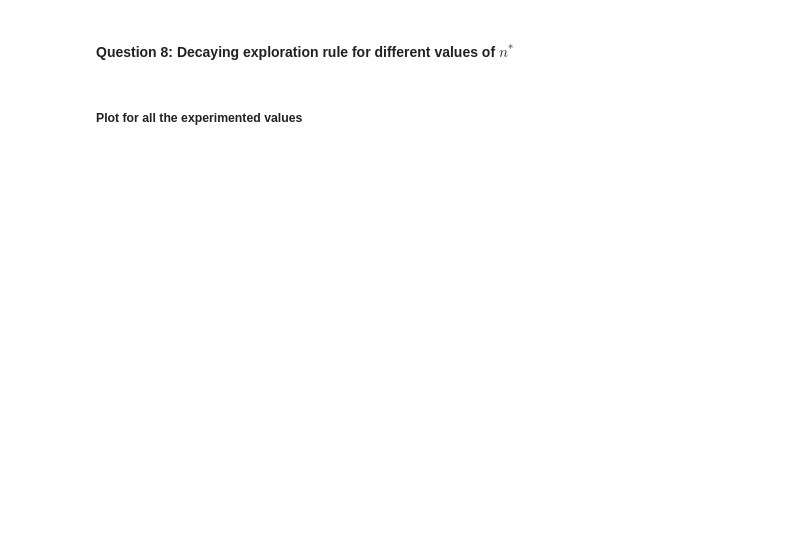
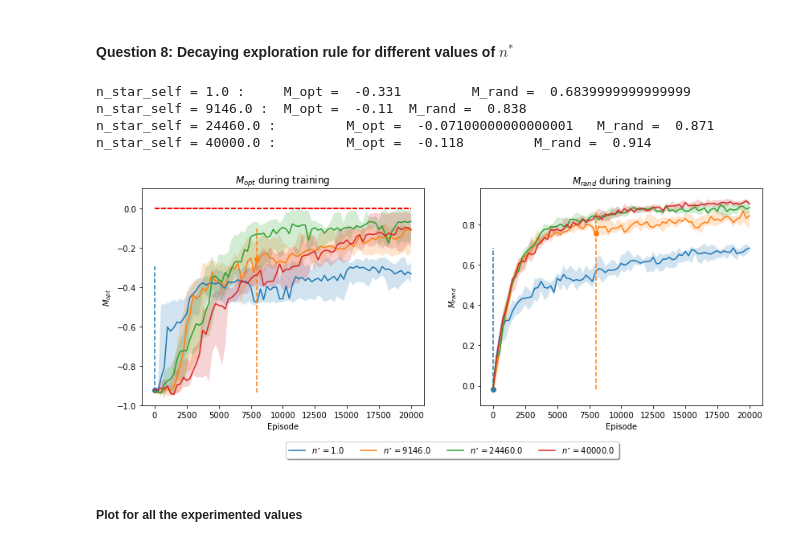
Before and after one commit to IvanBioli/ANN_Project, a Jupyter notebook: code/mini_project_1.ipynb, the cells around one changed output. Cells and saved outputs as stored; diff of their text form; code cells hidden in the pictures; blank space fills up the shorter version.

```diff
--- a/code/mini_project_1.ipynb
+++ b/code/mini_project_1.ipynb
@@ -267,13 +305,19 @@ if save_stats:
 # %%
 if load:
     output_folder = os.path.join(os.getcwd(), 'results')
     os.makedirs(output_folder, exist_ok=True)
     fname = output_folder + '/stats_dict_q_learning_n_star_self_list.pkl'
     with open(fname, 'rb') as handle:
         stats_dict_nstar_list = pickle.load(handle)
 
-plot_n_star = [1., 1000., 9146., 24460., 40000.]
+plot_n_star = [1., 9146., 24460., 40000.]
 plot_stats(stats_dict_nstar_list, plot_n_star, 'n_star_self', "n^{\star}", decaying_exploration=True, save=save_figs, perc=True, keys=['test_Mopt', 'test_Mrand'])
+# %% [output]
+n_star_self = 1.0 :     M_opt =  -0.331         M_rand =  0.6839999999999999
+n_star_self = 9146.0 :  M_opt =  -0.11  M_rand =  0.838
+n_star_self = 24460.0 :         M_opt =  -0.07100000000000001   M_rand =  0.871
+n_star_self = 40000.0 :         M_opt =  -0.118         M_rand =  0.914
+[figure, added]
 # %% [markdown]
 ##### Plot for all the experimented values
 # %%
```
Also changed, not shown: parts of 8 cells of this notebook, 1 other file.
